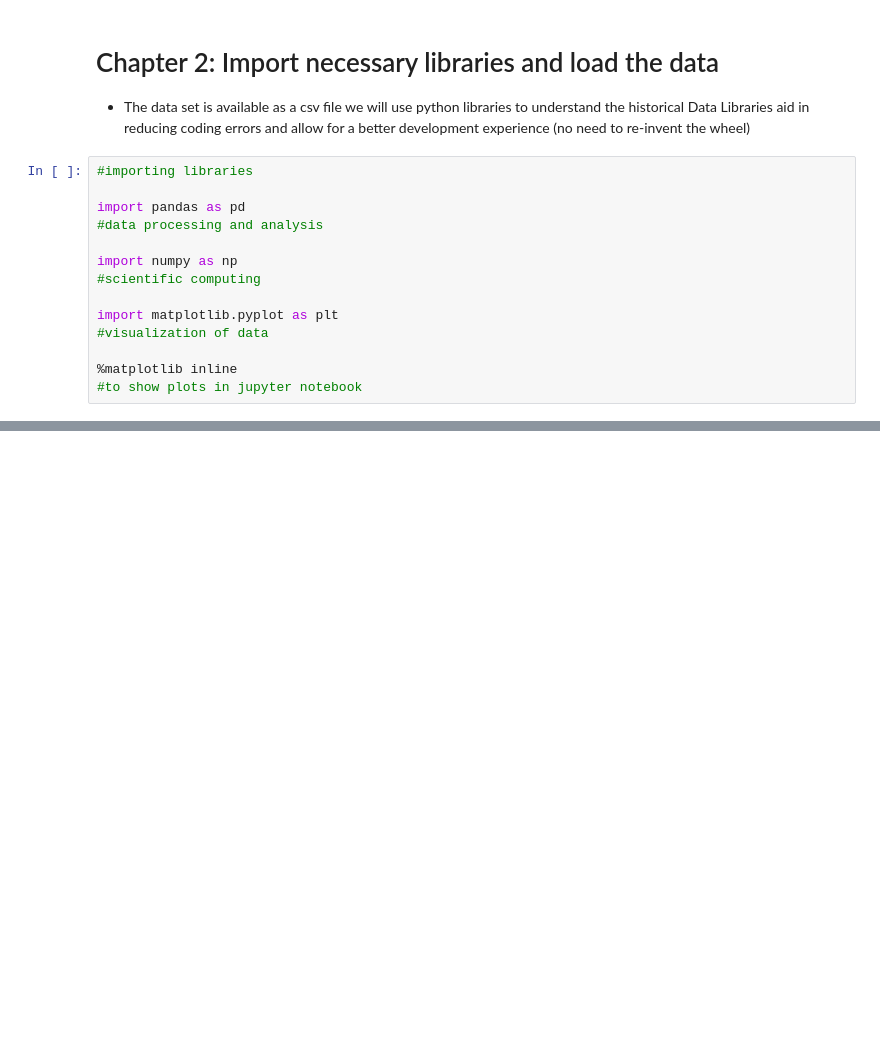
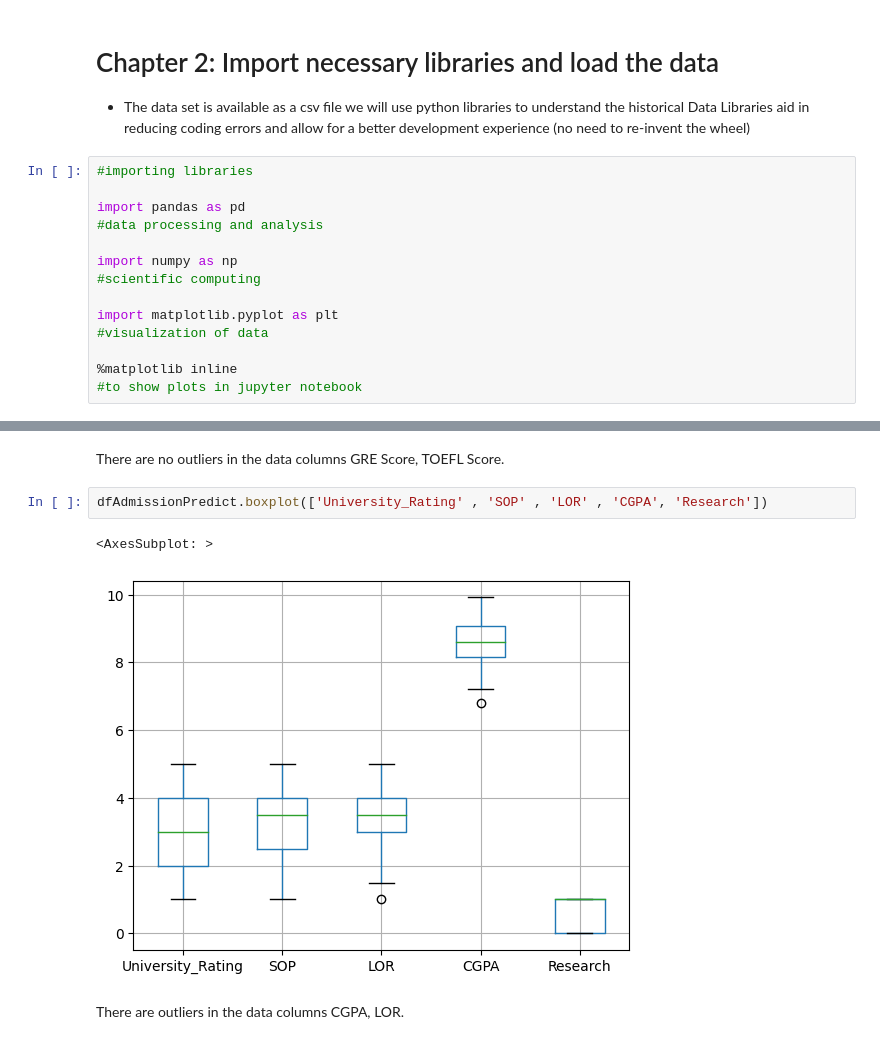
Before and after one commit to JudeTulel/GraduateAdmissionsPrediction, a Jupyter notebook: GraduateAdmissionsPrediction.ipynb, the cells around one changed output, grey strips where cells are left out. Cells and saved outputs as stored; diff of their text form; blank space fills up the shorter version.

```diff
--- a/GraduateAdmissionsPrediction.ipynb
+++ b/GraduateAdmissionsPrediction.ipynb
@@ -71,0 +160,9 @@ dfAdmissionPredict.head(10)
+# %% [markdown]
+There are no outliers in the data columns GRE Score, TOEFL Score.
+# %%
+dfAdmissionPredict.boxplot(['University_Rating' , 'SOP' , 'LOR' , 'CGPA', 'Research'])
+# %% [output]
+<AxesSubplot: >
+[figure, added]
+# %% [markdown]
+There are outliers in the data columns CGPA, LOR.
```
Also changed, not shown: parts of 18 cells of this notebook.
